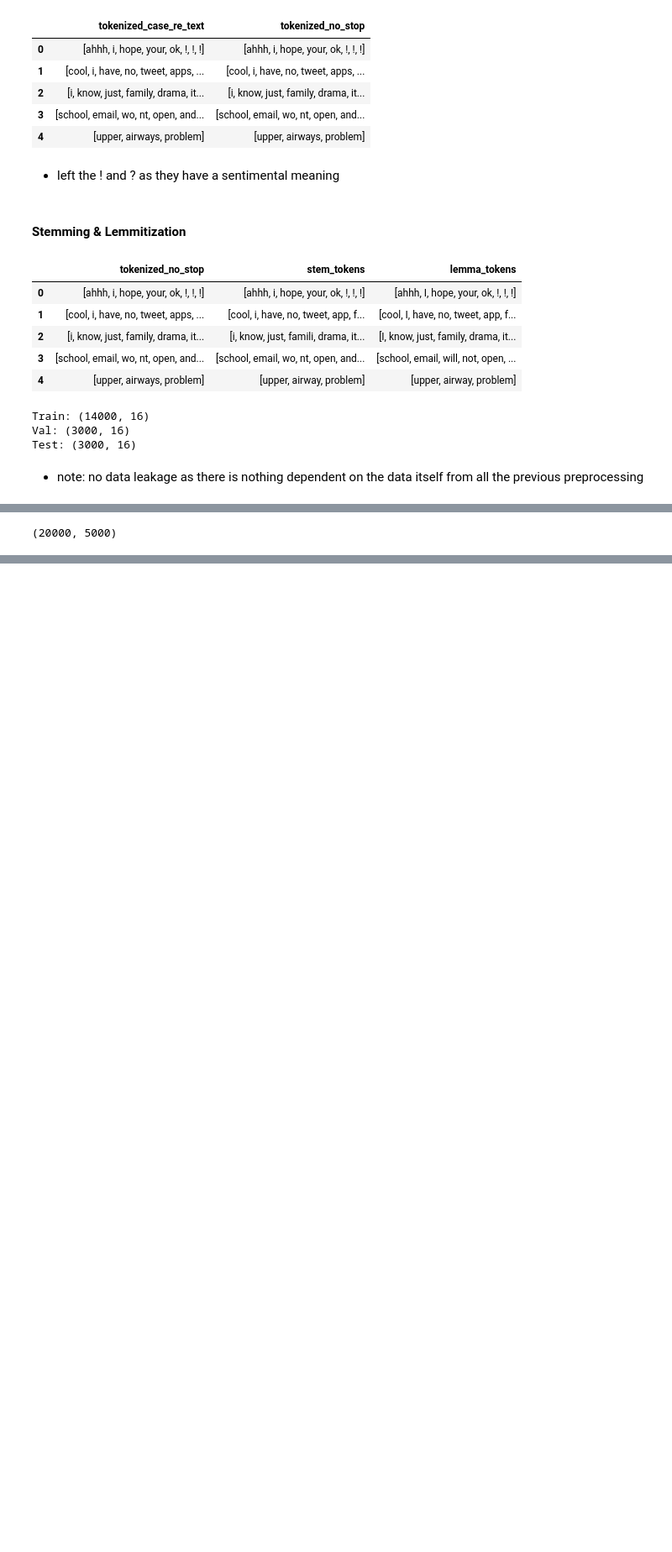
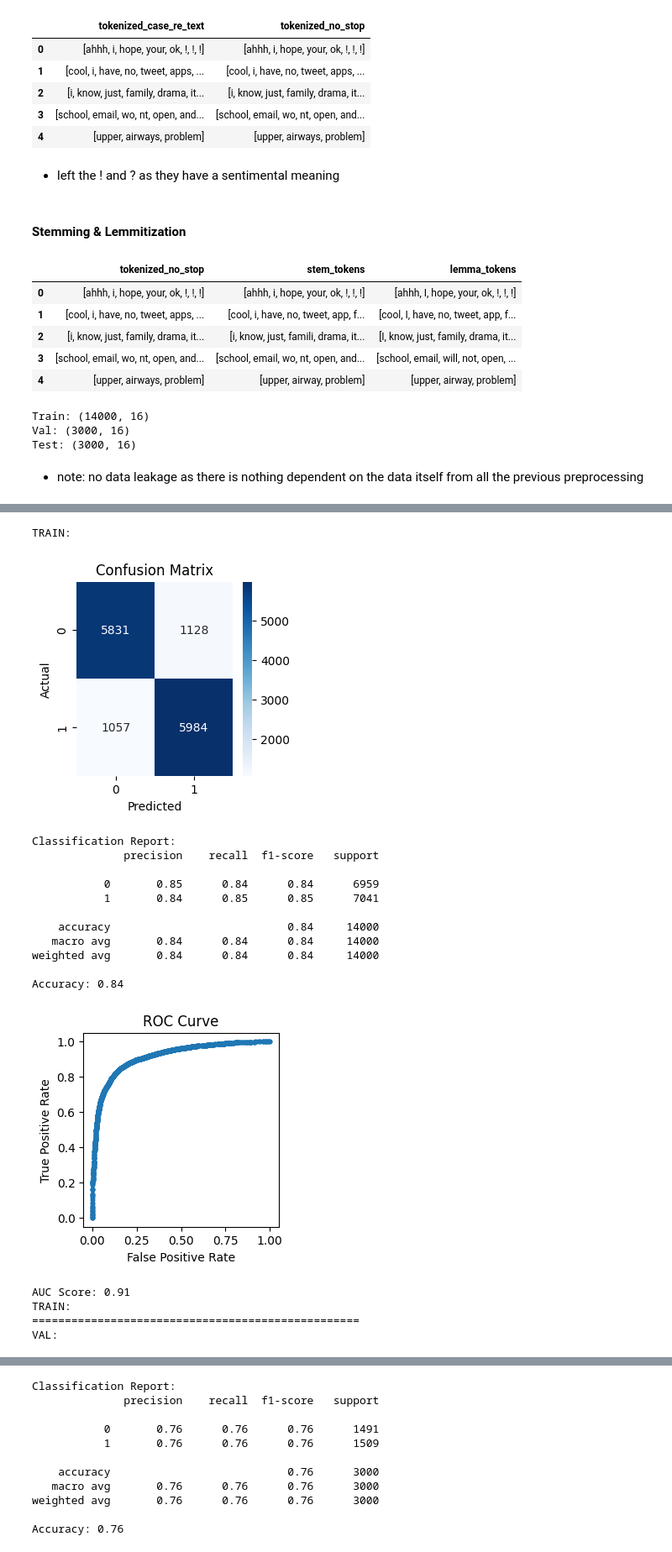
Before and after one commit to Yoyosalah/NLP_Sentiment_Dataset, a Jupyter notebook: NLP_task.ipynb, the cells around one changed output, grey strips where cells are left out. Shown at 84% size. Drawn from its saved outputs; the diff is of its cells as text; code cells hidden in the pictures; blank space fills up the shorter version.

```diff
--- a/NLP_task.ipynb
+++ b/NLP_task.ipynb
@@ -449,0 +492,19 @@ Test: (3000, 16)
+# %%
+def train_test_eval(model,X_train,y_train,X_val,y_val,verbose=True):
+    model.fit(X_train,y_train)
+
+    y_train_hat = model.predict(X_train)
+    y_train_hat_prob = model.predict_proba(X_train)[:,1]
+    y_val_hat = model.predict(X_val)
+    y_val_hat_prob = model.predict_proba(X_val)[:,1]
+    if(verbose == True):
+        print("TRAIN:")
+    eval_t = evaluate(y_train,y_train_hat,y_train_hat_prob,verbose=verbose)
+    if(verbose == True):
+        print("TRAIN:")
+        print("="*50)
+
+        print("VAL:")
+    eval_v = evaluate(y_val,y_val_hat,y_val_hat_prob,verbose=verbose)
+
+    return model,eval_t,eval_v
@@ -451,9 +514,29 @@ Test: (3000, 16)
 from sklearn.feature_extraction.text import TfidfVectorizer
 
 tfidf = TfidfVectorizer()
-X_train_tfidf_lemma = tfidf.fit_transform(train_df['lemma_text'])
-X_val_tfidf_lemma = tfidf.transform(val_df['lemma_text'])
-print(X_tfidf.shape)
-print(X.shape)
+X_train_tfidf_stem = tfidf.fit_transform(train_df['stem_text'])
+X_val_tfidf_stem = tfidf.transform(val_df['stem_text'])
-# %% [output]
-(20000, 5000)
+# %%
+from sklearn.linear_model import LogisticRegression
+
+
+_,_,_ = train_test_eval(LogisticRegression(),X_train_tfidf_stem,train_df['target_encoded'],X_val_tfidf_stem,val_df['target_encoded'])
+# %% [output]
+TRAIN:
+[figure, added]
+Classification Report:
+              precision    recall  f1-score   support
+
+           0       0.85      0.84      0.84      6959
+           1       0.84      0.85      0.85      7041
+
+    accuracy                           0.84     14000
+   macro avg       0.84      0.84      0.84     14000
+weighted avg       0.84      0.84      0.84     14000
+
+Accuracy: 0.84
+[figure, added]
+AUC Score: 0.91
+TRAIN:
+==================================================
+VAL:
@@ -459,0 +544,11 @@ print(X.shape)
+Classification Report:
+              precision    recall  f1-score   support
+
+           0       0.76      0.76      0.76      1491
+           1       0.76      0.76      0.76      1509
+
+    accuracy                           0.76      3000
+   macro avg       0.76      0.76      0.76      3000
+weighted avg       0.76      0.76      0.76      3000
+
+Accuracy: 0.76
```
Also changed, not shown: parts of 36 cells of this notebook, 3 other files.
